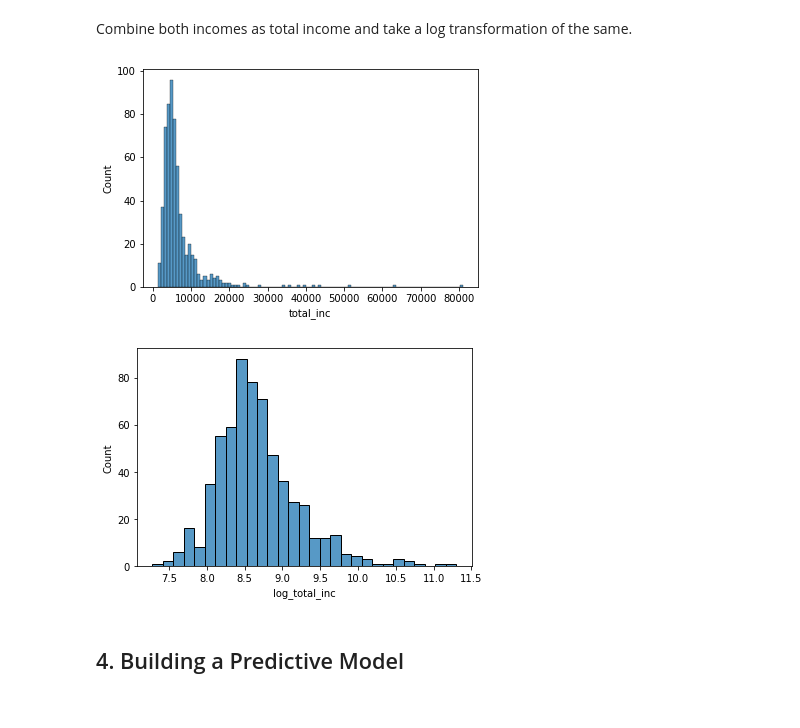
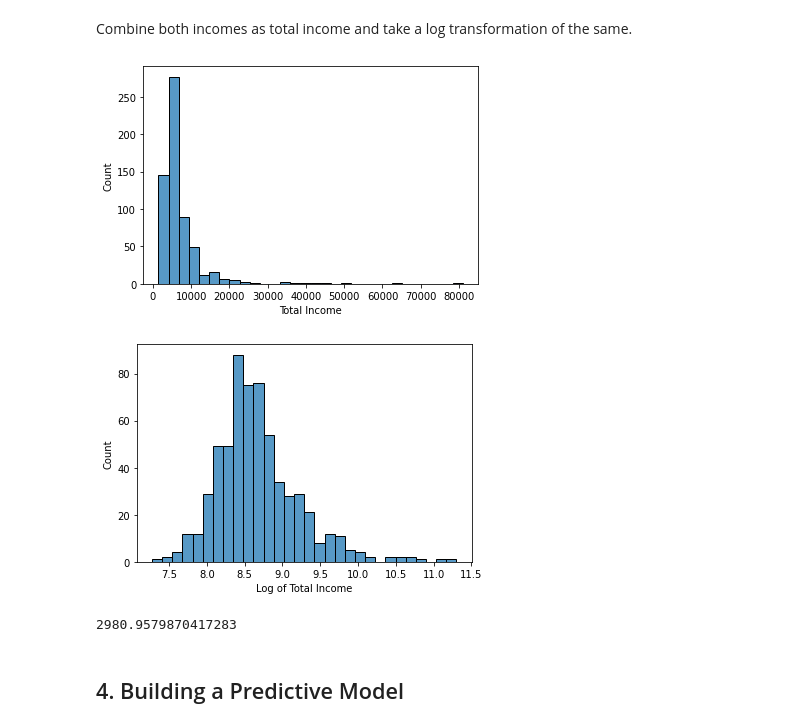
Before and after one commit to JohnathanJack/Predict-Loan-Application-Status, a Jupyter notebook: notebooks/instructions.ipynb, the cells around one changed output. Cells and saved outputs as stored; diff of their text form; code cells hidden in the pictures.

```diff
--- a/notebooks/instructions.ipynb
+++ b/notebooks/instructions.ipynb
@@ -328,17 +335,23 @@ Combine both incomes as total income and take a log transformation of the same.
 # %%
 df['total_inc'] = df['ApplicantIncome'] + df['CoapplicantIncome']
 df['log_total_inc'] = np.log(df['total_inc'])
 
 plt.figure(1)
-sns.histplot(df['total_inc'])
+sns.histplot(df['total_inc'],bins=30)
+plt.xlabel('Total Income')
 
 plt.figure(2)
-sns.histplot(df['log_total_inc'])
+sns.histplot(df['log_total_inc'],bins=30)
+plt.xlabel('Log of Total Income')
 
 plt.show()
 # %% [output]
-[figure, old version]
+[figure, new version]
-[figure, old version]
+[figure, new version]
+# %%
+np.exp(8)
+# %% [output]
+2980.9579870417283
 # %% [markdown]
 ## 4. Building a Predictive Model
 # %%
```
Also changed, not shown: parts of 21 cells of this notebook, 4 other files.
